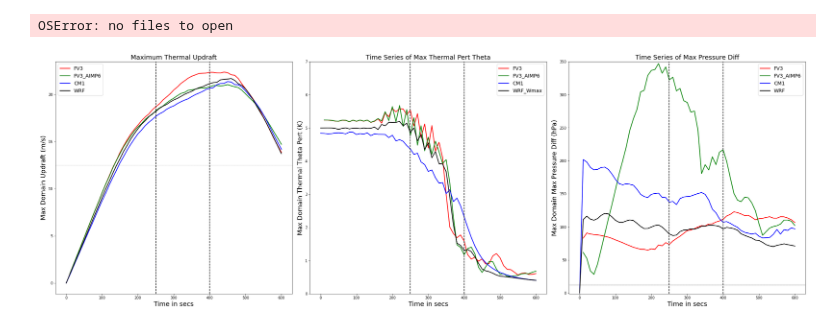
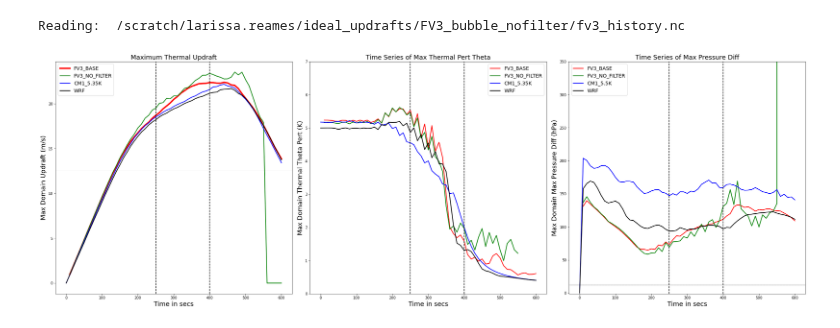
Before and after one commit to louiswicker/CAM_analysis_tools, a Jupyter notebook: bubble_profiles.ipynb, the cells around one changed output. Saved outputs shown, nothing was run; the diff lists cells and outputs as text; code cells hidden in the pictures.

```diff
--- a/bubble_profiles.ipynb
+++ b/bubble_profiles.ipynb
@@ -510,57 +296,65 @@ fv3_profiles_aimp6 = generate_ideal_profiles(fv3_fields_aimp6, w_thresh = 5.0, c
 # %%
 # CM1
 
-input_dir  = '/scratch/wicker/cm1r20.3/run_dry'
+input_dir  = '/work/wicker/cm1r20.3/run_dry'
 output_dir = './'
 
-cm1_fields  = read_model_fields(str(os.path.join(input_dir, "bble_run")), model_type='cm1', printout=True)
+cm1_fields  = read_model_fields(str(os.path.join(input_dir, "bble_run_5.35K")), model_type='cm1', printout=False)
 cm1_profiles = generate_ideal_profiles(cm1_fields, w_thresh = 5.0, cref_thresh = 45., min_pix=1, percentiles=None)
-# %% [output]
-OSError: no files to open
+# %%
+# FV3 test run
+
+in_dir  = "/scratch/larissa.reames/ideal_updrafts/FV3_bubble_nofilter"
+out_dir = './'
+
+fv3_test = read_model_fields(in_dir, filename = "fv3_history.nc", model_type='fv3_raw', printout=False)
+fv3_test_profiles = generate_ideal_profiles(fv3_test, w_thresh = 5.0, cref_thresh = 45., min_pix=1, percentiles=None)
+# %% [output]
+Reading:  /scratch/larissa.reames/ideal_updrafts/FV3_bubble_nofilter/fv3_history.nc
 # %%
 fig, axes = plt.subplots(1,3, constrained_layout=True,figsize=(30,10))
 
 ax = axes[0]
-ax.plot(10+np.arange(60)*10, fv3_fields['w'].max(axis=(1,2,3)), color='r', linewidth=2.0, label='FV3')
-ax.plot(10+np.arange(60)*10, fv3_fields_aimp6['w'].max(axis=(1,2,3)), color='g', linewidth=2.0, label='FV3_AIMP6')
-ax.plot(np.arange(61)*10, cm1_fields['w'].max(axis=(1,2,3)), color='b', linewidth=2.0, label='CM1')
+ax.plot(10+np.arange(60)*10, fv3_fields['w'].max(axis=(1,2,3)), color='r', linewidth=4.0, label='FV3_BASE')
+ax.plot(10+np.arange(60)*10, fv3_test['w'].max(axis=(1,2,3)), color='g', linewidth=2.0, label='FV3_NO_FILTER')
+ax.plot(np.arange(61)*10, cm1_fields['w'].max(axis=(1,2,3)), color='b', linewidth=2.0, label='CM1_5.35K')
 ax.plot(np.arange(61)*10, wrf_fields['w'].max(axis=(1,2,3)), color='k', linewidth=2.0, label='WRF')
 ax.set_title("Maximum Thermal Updraft", fontsize=18)
 ax.set_ylabel("Max Domain Updraft (m/s)", fontsize=18)
 ax.set_xlabel("Time in secs", fontsize=18)
 ax.axhline(y=12.5, color='k', linestyle='--',linewidth=0.5)
 ax.axvline(x=250, color='k', linestyle='--')
 ax.axvline(x=400, color='k', linestyle='--')
 ax.legend(fontsize=14)
 
 ax = axes[1]
-ax.plot(10+np.arange(60)*10, fv3_fields['thetap'][:,0:30,127,127].max(axis=(1)), color='r', linewidth=2.0, label='FV3')
-ax.plot(10+np.arange(60)*10, fv3_fields_aimp6['thetap'][:,0:30,127,127].max(axis=(1)), color='g', linewidth=2.0, label='FV3_AIMP6')
-ax.plot(np.arange(61)*10, cm1_fields['thetap'][:,0:31,127,127].max(axis=(1)), color='b', linewidth=2.0, label='CM1')
-ax.plot(np.arange(61)*10, wrf_fields['thetap'][:,0:30,127,127].max(axis=(1)), color='k', linewidth=2.0, label='WRF_Wmax')
+ax.plot(10+np.arange(60)*10, fv3_fields['thetap'][:,0:30,127,127].max(axis=(1)), color='r', linewidth=2.0, label='FV3_BASE')
+ax.plot(10+np.arange(60)*10, fv3_test['thetap'][:,0:30,127,127].max(axis=(1)), color='g', linewidth=2.0, label='FV3_NO_FILTER')
+ax.plot(np.arange(61)*10, cm1_fields['thetap'][:,0:31,127,127].max(axis=(1)), color='b', linewidth=2.0, label='CM1_5.35K')
+ax.plot(np.arange(61)*10, wrf_fields['thetap'][:,0:30,127,127].max(axis=(1)), color='k', linewidth=2.0, label='WRF')
 ax.set_title("Time Series of Max Thermal Pert Theta", fontsize=18)
 ax.set_ylabel("Max Domain Thermal Theta Pert (K)", fontsize=18)
 ax.set_xlabel("Time in secs", fontsize=18)
 ax.axhline(y=12.5, color='k', linestyle='--',linewidth=0.5)
 ax.axvline(x=250, color='k', linestyle='--')
 ax.axvline(x=400, color='k', linestyle='--')
 ax.set_ylim(0.0,7.)
 ax.legend(fontsize=14)
 
 ax = axes[2]
-ax.plot(10+np.arange(60)*10, fv3_fields['ppres'][:,0:30,127,127].max(axis=(1))-fv3_fields['ppres'][:,0:30,127,127].min(axis=(1)), color='r', linewidth=2.0, label='FV3')
-ax.plot(10+np.arange(60)*10, fv3_fields_aimp6['ppres'][:,0:30,127,127].max(axis=(1))-fv3_fields_aimp6['ppres'][:,0:30,127,127].min(axis=(1)), color='g', linewidth=2.0, label='FV3_AIMP6')
-ax.plot(np.arange(61)*10, cm1_fields['ppres'][:,0:30,127,127].max(axis=(1))-wrf_fields['ppres'][:,0:30,127,127].min(axis=(1)), color='b', linewidth=2.0, label='CM1')
-ax.plot(np.arange(61)*10, wrf_fields['ppres'][:,0:30,127,127].max(axis=(1))-wrf_fields['ppres'][:,0:30,127,127].min(axis=(1)), color='k', linewidth=2.0, label='WRF')
+ax.plot(10+np.arange(60)*10, fv3_fields['ppres'][:,:,127,127].max(axis=(1))-fv3_fields['ppres'][:,:,127,127].min(axis=(1)), color='r', linewidth=2.0, label='FV3_BASE')
+ax.plot(10+np.arange(60)*10, fv3_test['ppres'][:,:,127,127].max(axis=(1))-fv3_test['ppres'][:,:,127,127].min(axis=(1)), color='g', linewidth=2.0, label='FV3_NO_FILTER')
+ax.plot(np.arange(61)*10, cm1_fields['ppres'][:,:,127,127].max(axis=(1))-wrf_fields['ppres'][:,:,127,127].min(axis=(1)), color='b', linewidth=2.0, label='CM1_5.5K')
+ax.plot(np.arange(61)*10, wrf_fields['ppres'][:,:,127,127].max(axis=(1))-wrf_fields['ppres'][:,:,127,127].min(axis=(1)), color='k', linewidth=2.0, label='WRF')
 ax.set_title("Time Series of Max Pressure Diff", fontsize=18)
 ax.set_ylabel("Max Domain Max Pressure Diff (hPa)", fontsize=18)
 ax.set_xlabel("Time in secs", fontsize=18)
 ax.axhline(y=12.5, color='k', linestyle='--',linewidth=0.5)
 ax.axvline(x=250, color='k', linestyle='--')
 ax.axvline(x=400, color='k', linestyle='--')
 ax.set_ylim(-1,350)
 ax.legend(fontsize=14)
 
 plt.show()
 # %% [output]
-[figure, old version]
+[figure, new version]
```
Also changed, not shown: parts of 14 cells of this notebook, 3 other files.
